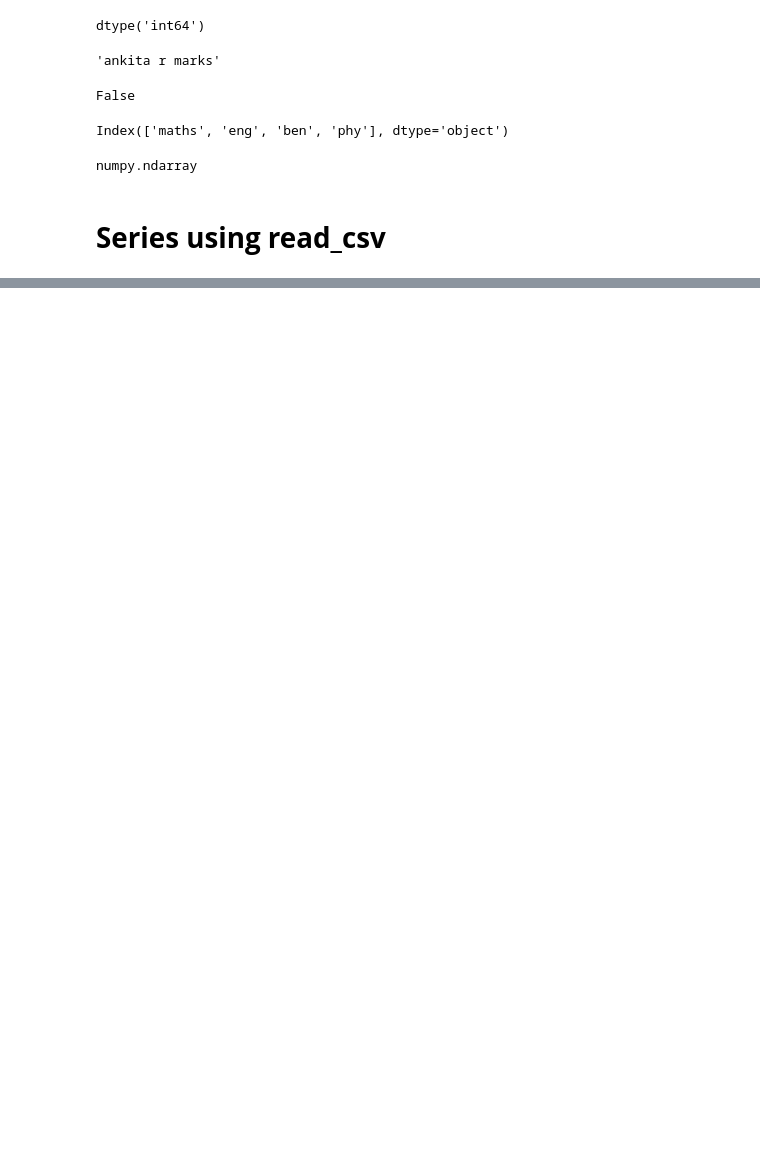
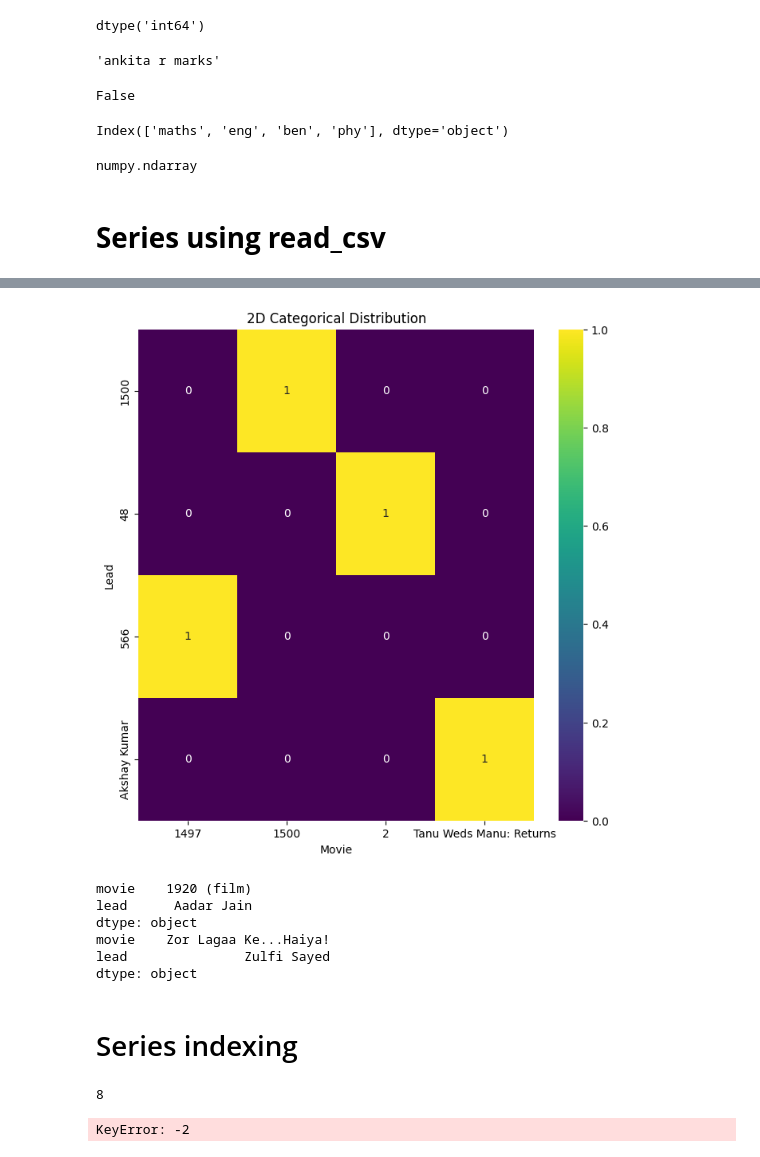
Before and after one commit to Ankitapaul1234/gc_ml, a Jupyter notebook: Untitled1.ipynb, the cells around one changed output, grey strips where cells are left out. Saved outputs shown, nothing was run; the diff lists cells and outputs as text; code cells hidden in the pictures; blank space fills up the shorter version.

```diff
--- a/Untitled1.ipynb
+++ b/Untitled1.ipynb
@@ -148,0 +270,56 @@ print(subs)
+# %%
+import pandas as pd
+import numpy as np
+import seaborn as sns
+import matplotlib.pyplot as plt
+
+# Sample DataFrame (_df_8 should already be loaded)
+# Ensure 'movie' and 'lead' are categorical
+_df_8['movie'] = _df_8['movie'].astype(str)
+_df_8['lead'] = _df_8['lead'].astype(str)
+
+# Create a contingency table (pivot table) for the 2D categorical distribution
+df_2dhist = _df_8.pivot_table(index='lead', columns='movie', aggfunc='size', fill_value=0)
+
+# Plot the heatmap
+plt.figure(figsize=(8, 8))
+sns.heatmap(df_2dhist, cmap='viridis', annot=True, fmt='d')
+
+plt.xlabel('Movie')
+plt.ylabel('Lead')
+plt.title('2D Categorical Distribution')
+
+plt.show()
+
+#  Output
+# This will generate a heatmap where:
+
+# X-axis (columns) → Movies
+# Y-axis (index) → Lead actors
+# Cell values → Count of occurrences
+# %% [output]
+[figure, added]
+# %%
+#min,max
+print(subs.min())
+print(subs.max())
+# %% [output]
+movie    1920 (film)
+lead      Aadar Jain
+dtype: object
+movie    Zor Lagaa Ke...Haiya!
+lead               Zulfi Sayed
+dtype: object
+# %% [markdown]
+# Series indexing
+# %%
+#indexing
+x=pd.Series([4,8,1,2,7])
+x[1]
+# %% [output]
+8
+# %%
+#negetive indexing is not working in pandas
+x[-2]
+# %% [output]
+KeyError: -2
```
Also changed, not shown: parts of 42 cells of this notebook.
